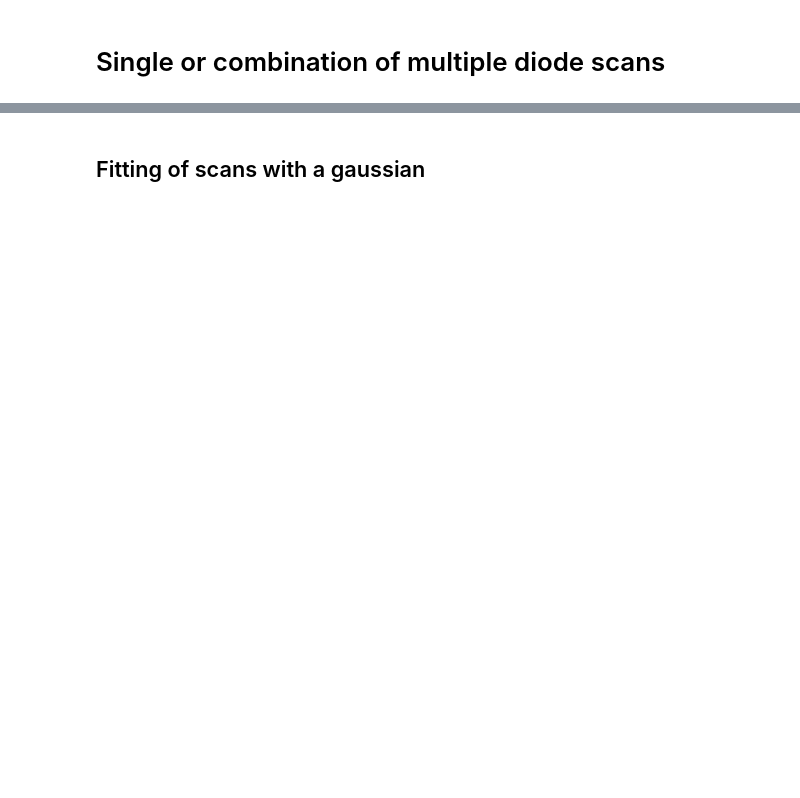
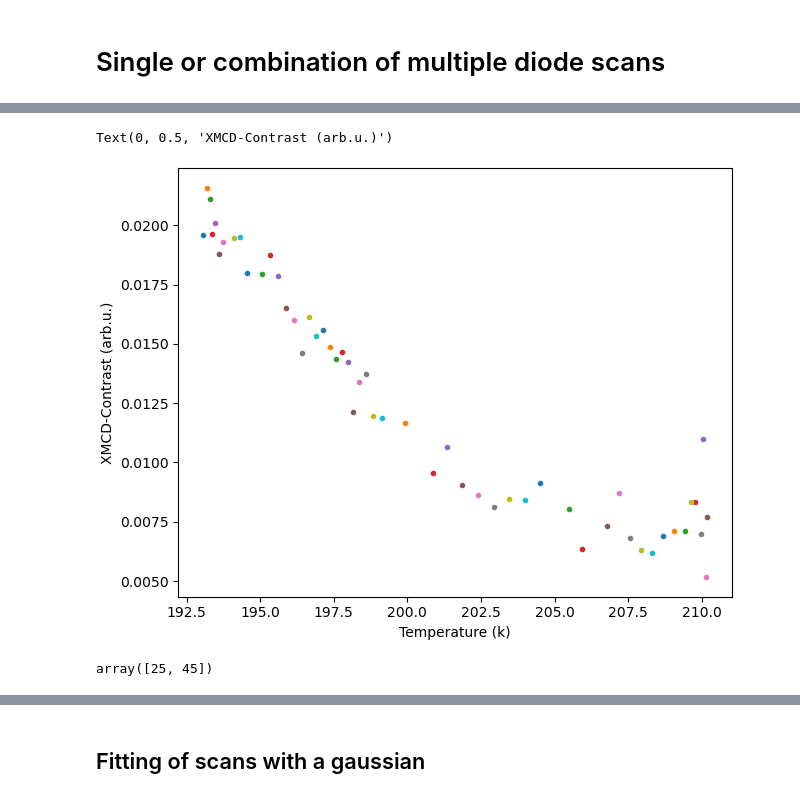
Before and after one commit to riccbatt/FTH-Phase-Retrieval-2609-SOLEIL-SEXTANTS, a Jupyter notebook: Diode_Scans.ipynb, the cells around one changed output, grey strips where cells are left out. Drawn from its saved outputs; the diff is of its cells as text; code cells hidden in the pictures; blank space fills up the shorter version.

```diff
--- a/Diode_Scans.ipynb
+++ b/Diode_Scans.ipynb
@@ -242,0 +341,26 @@ for i, scan_id in enumerate(scan_ids):
+# %%
+from scipy.signal import filtfilt
+
+def butter_bandpass_filter_zero_phase(data, lowcut, highcut, fs, order=2):
+    b, a = butter_bandpass(lowcut, highcut, fs, order=order)
+    return filtfilt(b, a, data)
+
+fs = 50.0          # Abtastrate in Hz (ANPASSEN!)
+lowcut = 0.2       # Hz
+highcut = 4     # Hz
+
+plt.figure()
+for x, y in zip(xdata, ydata):
+    y_filtered = butter_bandpass_filter_zero_phase(
+        y, lowcut, highcut, fs
+    )
+
+
+
+    plt.plot(np.nanmean(x), np.nanmean(np.abs(y_filtered)), ".")
+
+plt.xlabel("Temperature (k)")
+plt.ylabel("XMCD-Contrast (arb.u.)")
+# %% [output]
+Text(0, 0.5, 'XMCD-Contrast (arb.u.)')
+[figure, added]
@@ -242,0 +369,4 @@ for i, scan_id in enumerate(scan_ids):
+# %%
+find_peaks(gaussian_filter1d(h,5))[0]
+# %% [output]
+array([25, 45])
```
Also changed, not shown: parts of 19 cells of this notebook, 4 other files.
